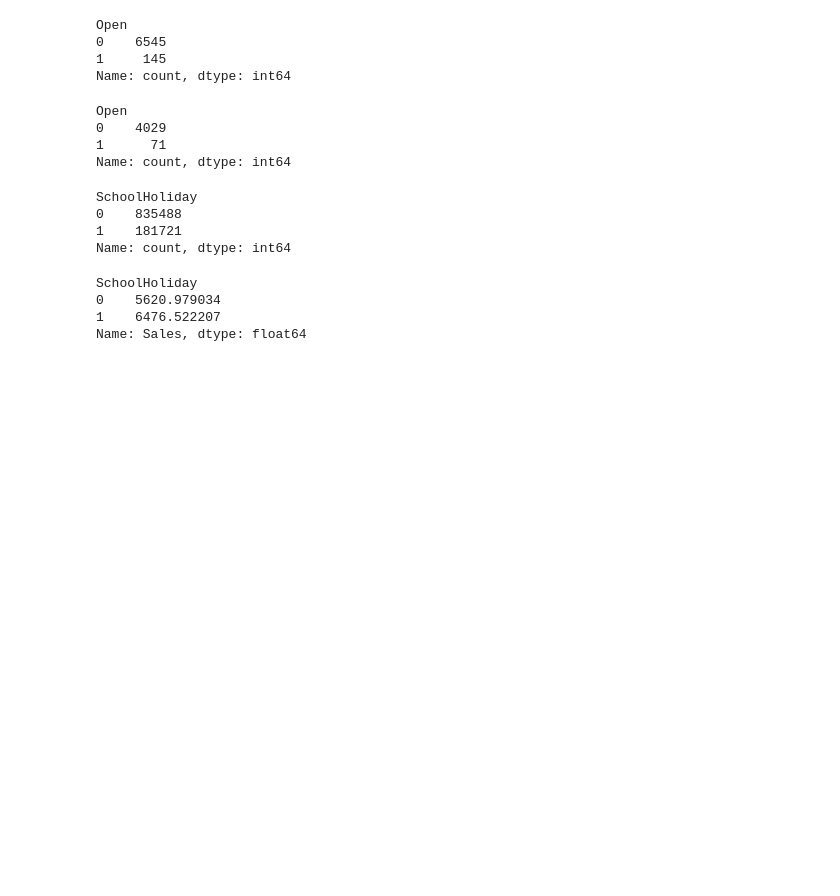
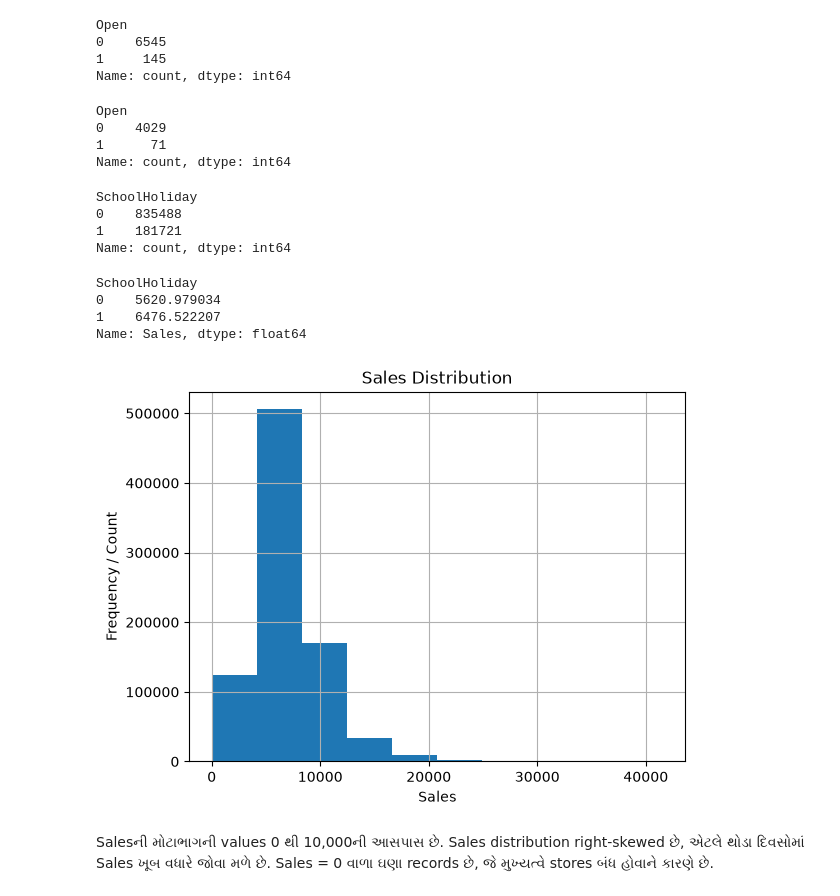
Before and after one commit to Jatinkk1304/SmartSale, a Jupyter notebook: notebooks/01_data_exploration.ipynb, the cells around one changed output. Drawn from its saved outputs; the diff is of its cells as text; code cells hidden in the pictures; blank space fills up the shorter version.

```diff
--- a/notebooks/01_data_exploration.ipynb
+++ b/notebooks/01_data_exploration.ipynb
@@ -178,3 +179,14 @@ SchoolHoliday
 0    5620.979034
 1    6476.522207
 Name: Sales, dtype: float64
+# %%
+plt.hist(train[train["Open"] == 1]["Sales"])
+plt.title("Sales Distribution")
+plt.xlabel("Sales")
+plt.ylabel("Frequency / Count")
+plt.grid(True)
+plt.show()
+# %% [output]
+[figure, added]
+# %% [markdown]
+Salesની મોટાભાગની values 0 થી 10,000ની આસપાસ છે. Sales distribution right-skewed છે, એટલે થોડા દિવસોમાં Sales ખૂબ વધારે જોવા મળે છે. Sales = 0 વાળા ઘણા records છે, જે મુખ્યત્વે stores બંધ હોવાને કારણે છે.
```
Also changed, not shown: parts of 53 cells of this notebook.
